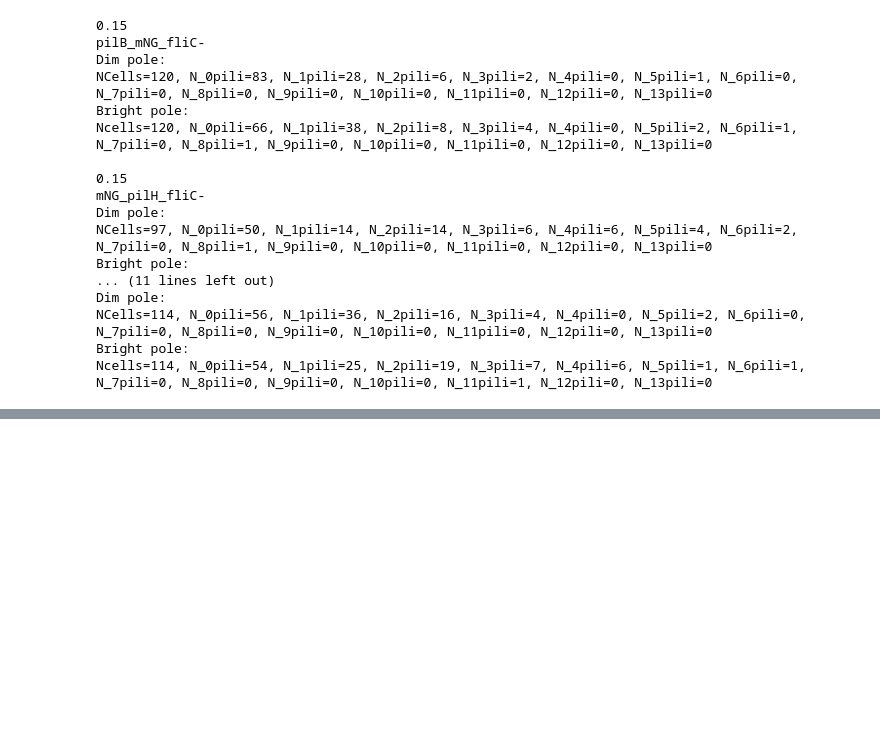
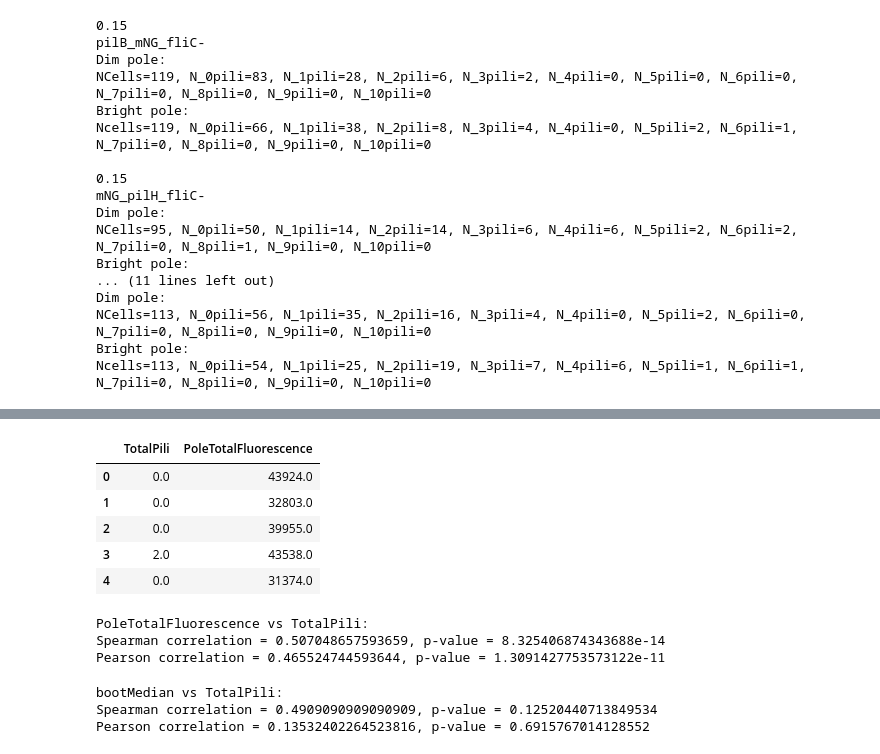
Before and after one commit to lorenzotala/PhD_codes, a Jupyter notebook: Mechanosensation/Python_code/Pole_analysis/Combined_Data/Generate_figures.ipynb, the cells around one changed output, grey strips where cells are left out. Saved outputs shown, nothing was run; the diff lists cells and outputs as text; code cells hidden in the pictures; blank space fills up the shorter version.

```diff
--- a/Mechanosensation/Python_code/Pole_analysis/Combined_Data/Generate_figures.ipynb
+++ b/Mechanosensation/Python_code/Pole_analysis/Combined_Data/Generate_figures.ipynb
@@ -250,7 +354,7 @@ for root, dirs, files in os.walk(data_path, topdown=False):
     for name in files:
         if extension in name:
             list_csv.append(name)
-tot_pili_limit=14
+tot_pili_limit=11
 parameterX='TotalPili'
 parameterY='PoleTotalFluorescence'
 df_pilB, df_long_pilB, df_boot_stats_tot_pilB= getDataFrame('PolesData_pilB_mNG_fliC-_combined.csv', tot_pili_limit)
@@ -264,20 +368,20 @@ df_pilU, df_long_pilU, df_boot_stats_tot_pilU= getDataFrame('PolesData_mNG_pilU_
 0.15
 pilB_mNG_fliC-
 Dim pole:
-NCells=120, N_0pili=83, N_1pili=28, N_2pili=6, N_3pili=2, N_4pili=0, N_5pili=1, N_6pili=0, N_7pili=0, N_8pili=0, N_9pili=0, N_10pili=0, N_11pili=0, N_12pili=0, N_13pili=0
+NCells=119, N_0pili=83, N_1pili=28, N_2pili=6, N_3pili=2, N_4pili=0, N_5pili=0, N_6pili=0, N_7pili=0, N_8pili=0, N_9pili=0, N_10pili=0
 Bright pole:
-Ncells=120, N_0pili=66, N_1pili=38, N_2pili=8, N_3pili=4, N_4pili=0, N_5pili=2, N_6pili=1, N_7pili=0, N_8pili=1, N_9pili=0, N_10pili=0, N_11pili=0, N_12pili=0, N_13pili=0
+Ncells=119, N_0pili=66, N_1pili=38, N_2pili=8, N_3pili=4, N_4pili=0, N_5pili=2, N_6pili=1, N_7pili=0, N_8pili=0, N_9pili=0, N_10pili=0
 
 0.15
 mNG_pilH_fliC-
 Dim pole:
-NCells=97, N_0pili=50, N_1pili=14, N_2pili=14, N_3pili=6, N_4pili=6, N_5pili=4, N_6pili=2, N_7pili=0, N_8pili=1, N_9pili=0, N_10pili=0, N_11pili=0, N_12pili=0, N_13pili=0
+NCells=95, N_0pili=50, N_1pili=14, N_2pili=14, N_3pili=6, N_4pili=6, N_5pili=2, N_6pili=2, N_7pili=0, N_8pili=1, N_9pili=0, N_10pili=0
 Bright pole:
 ... (11 lines left out)
 Dim pole:
-NCells=114, N_0pili=56, N_1pili=36, N_2pili=16, N_3pili=4, N_4pili=0, N_5pili=2, N_6pili=0, N_7pili=0, N_8pili=0, N_9pili=0, N_10pili=0, N_11pili=0, N_12pili=0, N_13pili=0
+NCells=113, N_0pili=56, N_1pili=35, N_2pili=16, N_3pili=4, N_4pili=0, N_5pili=2, N_6pili=0, N_7pili=0, N_8pili=0, N_9pili=0, N_10pili=0
 Bright pole:
-Ncells=114, N_0pili=54, N_1pili=25, N_2pili=19, N_3pili=7, N_4pili=6, N_5pili=1, N_6pili=1, N_7pili=0, N_8pili=0, N_9pili=0, N_10pili=0, N_11pili=1, N_12pili=0, N_13pili=0
+Ncells=113, N_0pili=54, N_1pili=25, N_2pili=19, N_3pili=7, N_4pili=6, N_5pili=1, N_6pili=1, N_7pili=0, N_8pili=0, N_9pili=0, N_10pili=0
 # %%
 param2='TotalPili'
 IC1='IC_median'
@@ -317,3 +421,24 @@ bokeh.io.show(row(p_rat_pilH, p_rat_pilB, p_rat_pilT, p_rat_pilU))
 # %% [output]
 [interactive output not drawn]
 [interactive output not drawn]
+# %%
+df_long_pilH.head()
+# %% [output]
+|  | TotalPili | PoleTotalFluorescence |
+| 0 | 0.0 | 43924.0 |
+| 1 | 0.0 | 32803.0 |
+| 2 | 0.0 | 39955.0 |
+| 3 | 2.0 | 43538.0 |
+| 4 | 0.0 | 31374.0 |
+# %%
+print(parameterY+' vs '+parameterX+':')
+
+[spearman_r, spearman_p]=stats.spearmanr(df_long_pilH[parameterY], df_long_pilH[parameterX])
+print('Spearman correlation = '+str(spearman_r)+', p-value = '+ str(spearman_p))
+
+[pearson_r, pearson_p]=stats.pearsonr(df_long_pilH[parameterY], df_long_pilH[parameterX])
+print('Pearson correlation = '+str(pearson_r)+', p-value = '+str(pearson_p))
+# %% [output]
+PoleTotalFluorescence vs TotalPili:
+Spearman correlation = 0.507048657593659, p-value = 8.325406874343688e-14
+Pearson correlation = 0.465524744593644, p-value = 1.3091427753573122e-11
@@ -319,0 +448,13 @@ bokeh.io.show(row(p_rat_pilH, p_rat_pilB, p_rat_pilT, p_rat_pilU))
+# %%
+param3='bootMedian'
+print(param3+' vs '+parameterX+':')
+
+[spearman_r, spearman_p]=stats.spearmanr(df_boot_stats_tot_pilH[param3], df_boot_stats_tot_pilH[parameterX])
+print('Spearman correlation = '+str(spearman_r)+', p-value = '+ str(spearman_p))
+
+[pearson_r, pearson_p]=stats.pearsonr(df_boot_stats_tot_pilH[param3], df_boot_stats_tot_pilH[parameterX])
+print('Pearson correlation = '+str(pearson_r)+', p-value = '+str(pearson_p))
+# %% [output]
+bootMedian vs TotalPili:
+Spearman correlation = 0.4909090909090909, p-value = 0.12520440713849534
+Pearson correlation = 0.13532402264523816, p-value = 0.6915767014128552
```
Also changed, not shown: parts of 13 cells of this notebook, 8 other files.
